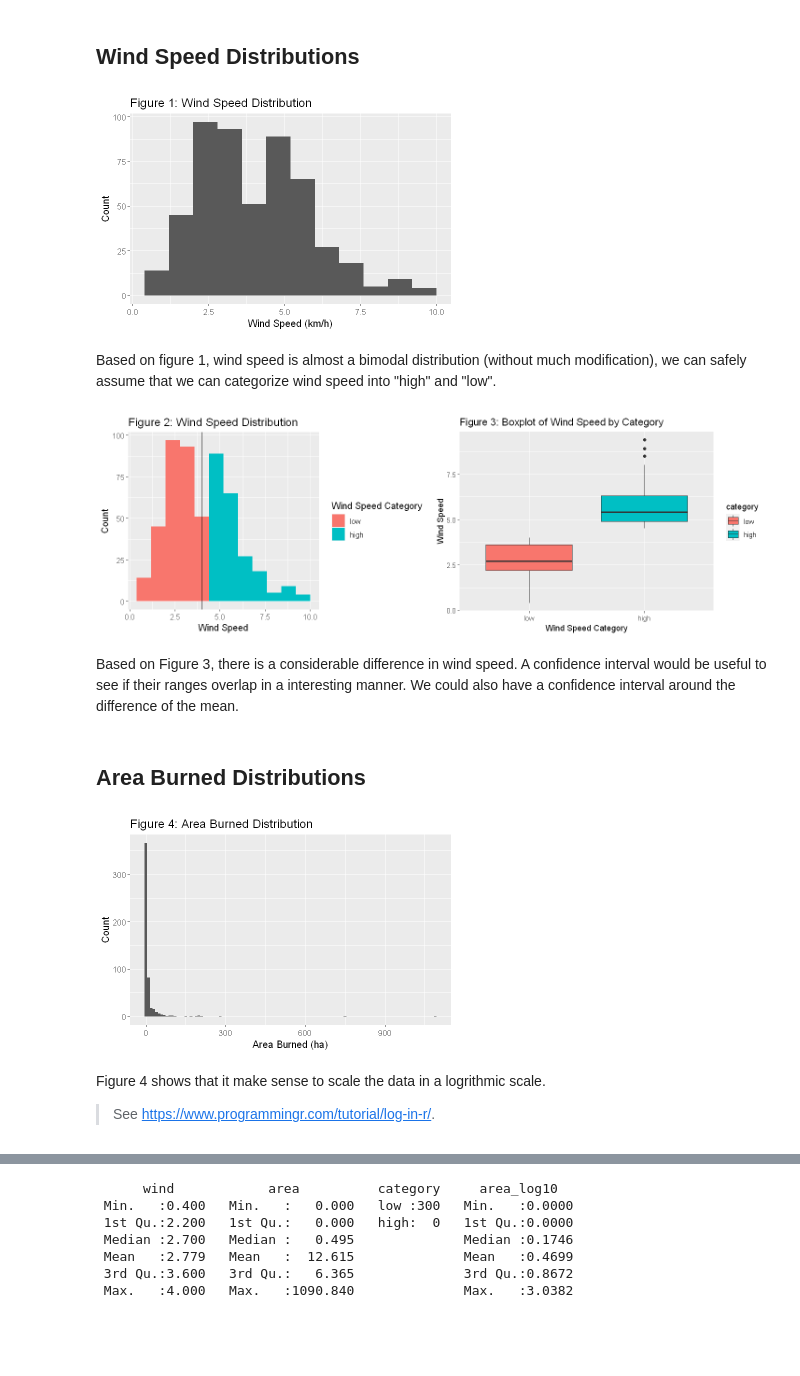
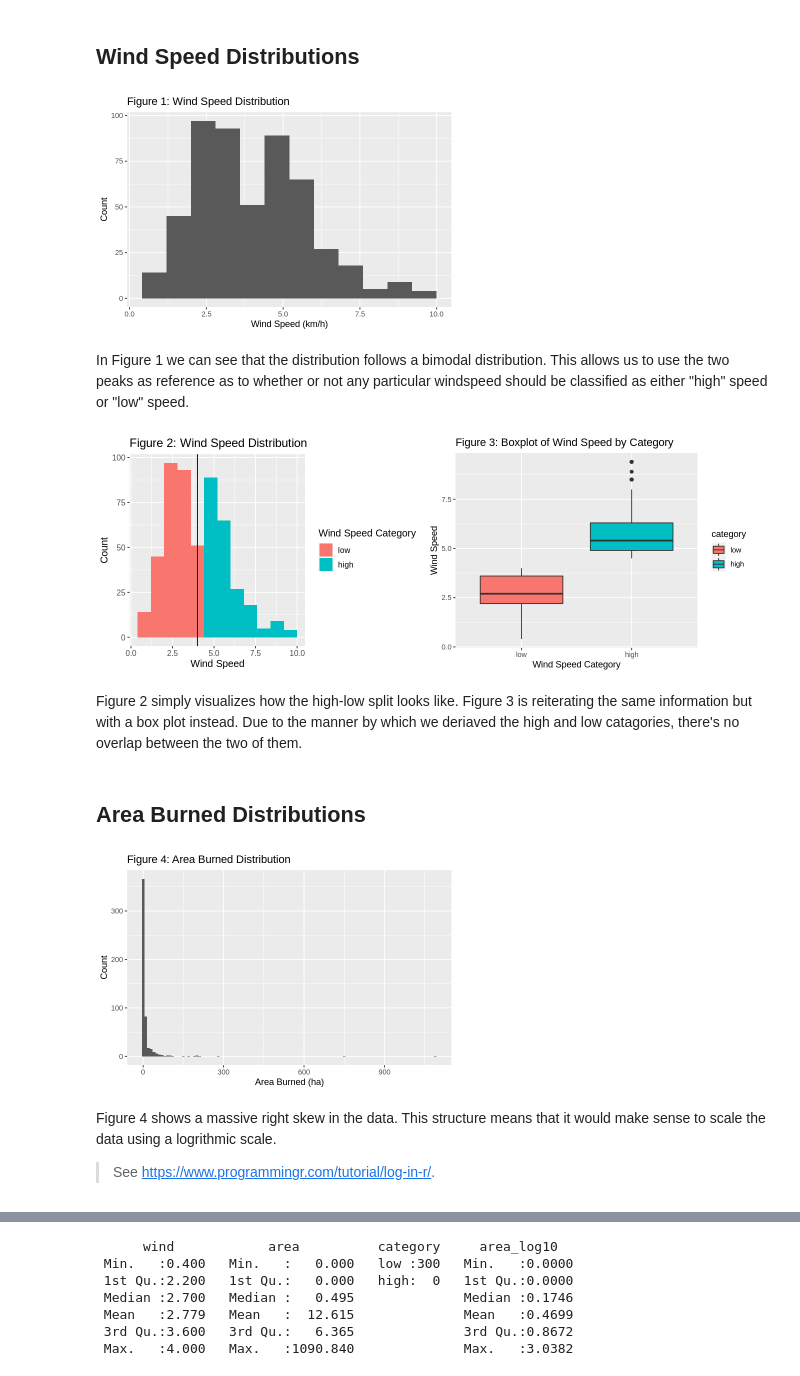
Before and after one commit to Mapleia/STAT_201_proj, a Jupyter notebook: src/Preliminary_Results.ipynb, the cells around one changed output, grey strips where cells are left out. Cells and saved outputs as stored; diff of their text form; code cells hidden in the pictures; blank space fills up the shorter version.

```diff
--- a/src/Preliminary_Results.ipynb
+++ b/src/Preliminary_Results.ipynb
@@ -67,63 +65,68 @@ A tibble: 6 × 2
 ## Wind Speed Distributions
 # %%
 options(repr.plot.width = 6, repr.plot.height = 4)
+
+## Plotting out the distribution of the wind speeds from the data
 wind_speed_plot <- forest_fires_data %>%
     ggplot(aes(x = wind))+
     geom_histogram(binwidth = 0.8) +
     labs(x="Wind Speed (km/h)", y="Count")+
     ggtitle("Figure 1: Wind Speed Distribution") +
     scale_fill_discrete(name = "Month of Fires")+
-    theme(text = element_text(size = 12))
+    theme(text = element_text(size = 11))
+
 wind_speed_plot
 # %% [output]
-[figure, old version]
+[figure, new version]
 # %% [markdown]
-Based on figure 1, wind speed is almost a bimodal distribution (without much modification), we can safely assume that we can categorize wind speed into "high" and "low".
+In Figure 1 we can see that the distribution follows a bimodal distribution. This allows us to use the two peaks as reference as to whether or not any particular windspeed should be classified as either "high" speed or "low" speed.
 # %%
 xs <- quantile(forest_fires_data$wind,c(0,1/2,1))
 
-# add category column
+## adding the category column
 forest_fires_data <- forest_fires_data %>%
     mutate(category=cut(wind, breaks=xs, labels=c("low","high"),include.lowest = TRUE))
 
+## visualizing the split between "high" and "low" windspeed
 wind_plot_categorized <- forest_fires_data %>%
-    ggplot(aes(x =wind, fill = category))+
+    ggplot(aes(x = wind, fill = category))+
     geom_histogram(binwidth = 0.8) +
-    labs(x="Wind Speed", y="Count")+
+    labs(x = "Wind Speed", y="Count")+
     ggtitle("Figure 2: Wind Speed Distribution") +
     scale_fill_discrete(name = "Wind Speed Category") +
     theme(text = element_text(size = 12)) +
     geom_vline(aes(xintercept = quantile(wind)[3]))
 
+## creating boxplot for "high" and "low" windspeeds distributions
 box_plot <- forest_fires_data %>%
   ggplot(aes(x = category, y = wind, fill = category)) +
   geom_boxplot() +
   labs(x="Wind Speed Category", y="Wind Speed") +
   ggtitle("Figure 3: Boxplot of Wind Speed by Category")
 
-options(repr.plot.width = 12, repr.plot.height = 4)
+options(repr.plot.width = 11, repr.plot.height = 4)
 plot_grid(wind_plot_categorized, box_plot)
 # %% [output]
-[figure, old version]
+[figure, new version]
 # %% [markdown]
-Based on Figure 3, there is a considerable difference in wind speed. A confidence interval would be useful to see if their ranges overlap in a interesting manner. We could also have a confidence interval around the difference of the mean.
+Figure 2 simply visualizes how the high-low split looks like. Figure 3 is reiterating the same information but with a box plot instead. Due to the manner by which we deriaved the high and low catagories, there's no overlap between the two of them.
 # %% [markdown]
 ## Area Burned Distributions
 # %%
 options(repr.plot.width = 6, repr.plot.height = 4)
 
-#Visualizing the distribution of each variable
+## Plotting the distribution of area burned from data
 area_burned_plot <- forest_fires_data %>%
-    ggplot(aes(x =area))+
+    ggplot(aes(x = area))+
     geom_histogram(binwidth = 10) +
-    labs(x="Area Burned (ha)", y="Count")+
+    labs(x = "Area Burned (ha)", y = "Count")+
     ggtitle("Figure 4: Area Burned Distribution") +
     scale_fill_discrete(name = "Month of Fires")+
-    theme(text = element_text(size = 12))
+    theme(text = element_text(size = 11))
 area_burned_plot
 # %% [output]
-[figure, old version]
+[figure, new version]
 # %% [markdown]
-Figure 4 shows that it make sense to scale the data in a logrithmic scale.
+Figure 4 shows a massive right skew in the data. This structure means that it would make sense to scale the data using a logrithmic scale.
 > See https://www.programmingr.com/tutorial/log-in-r/.
 # %%
```
Also changed, not shown: parts of 11 cells of this notebook, 2 other files.
